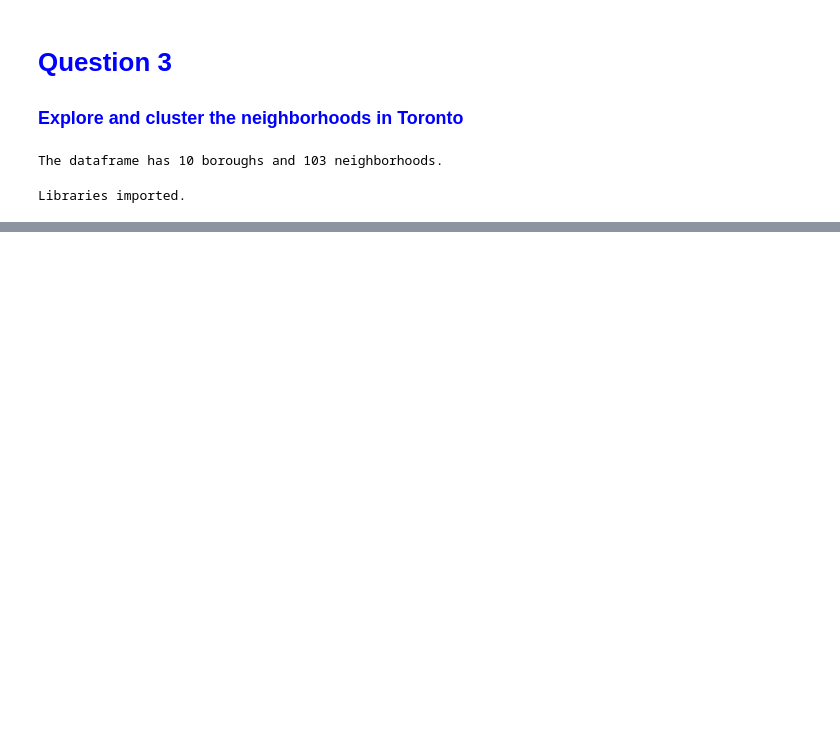
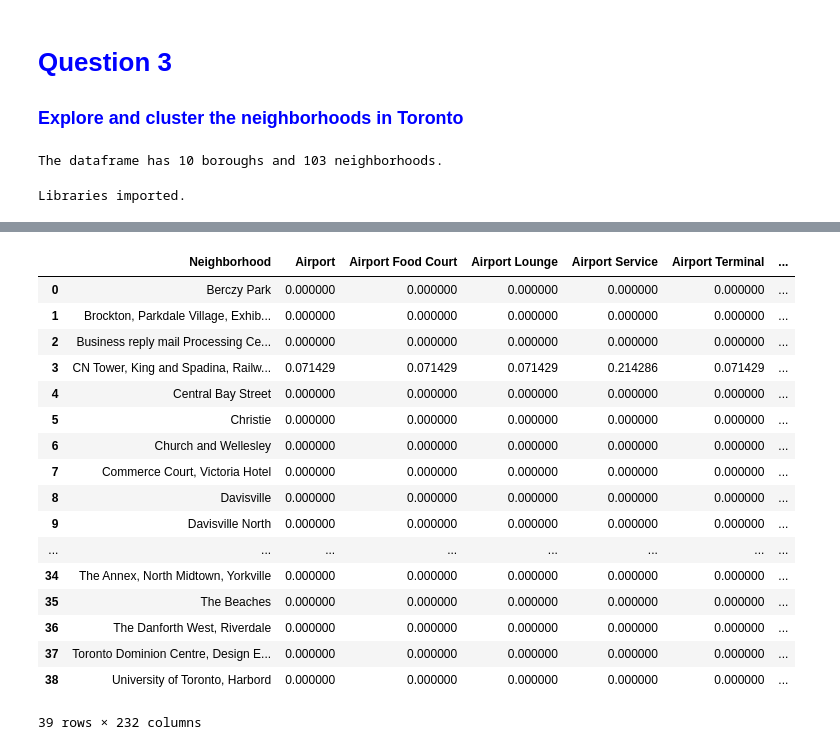
Before and after one commit to kishankumar09ei/Coursera_Capstone, a Jupyter notebook: Applied_Data-scince_Capstone_week_3.ipynb, the cells around one changed output, grey strips where cells are left out. Drawn from its saved outputs; the diff is of its cells as text; code cells hidden in the pictures; blank space fills up the shorter version.

```diff
--- a/Applied_Data-scince_Capstone_week_3.ipynb
+++ b/Applied_Data-scince_Capstone_week_3.ipynb
@@ -195,0 +434,2 @@ map_toronto
+# %%
+torento_onehot["Neighborhood"]=toronto_venues_df["Neighborhood"]
@@ -195,0 +454,2 @@ map_toronto
+# %%
+fixed_columns=[torento_onehot.columns[159]]+list(torento_onehot.columns[0:159])+list(torento_onehot.columns[160:])
@@ -195,0 +460,2 @@ map_toronto
+# %%
+torento_onehot=torento_onehot[fixed_columns]
@@ -195,0 +472,23 @@ map_toronto
+# %%
+torento_onehot_grouped=torento_onehot.groupby("Neighborhood").mean().reset_index()
+# %%
+torento_onehot_grouped
+# %% [output]
+|  | Neighborhood | Airport | Airport Food Court | Airport Lounge | Airport Service | Airport Terminal | ... |
+| 0 | Berczy Park | 0.000000 | 0.000000 | 0.000000 | 0.000000 | 0.000000 | ... |
+| 1 | Brockton, Parkdale Village, Exhib... | 0.000000 | 0.000000 | 0.000000 | 0.000000 | 0.000000 | ... |
+| 2 | Business reply mail Processing Ce... | 0.000000 | 0.000000 | 0.000000 | 0.000000 | 0.000000 | ... |
+| 3 | CN Tower, King and Spadina, Railw... | 0.071429 | 0.071429 | 0.071429 | 0.214286 | 0.071429 | ... |
+| 4 | Central Bay Street | 0.000000 | 0.000000 | 0.000000 | 0.000000 | 0.000000 | ... |
+| 5 | Christie | 0.000000 | 0.000000 | 0.000000 | 0.000000 | 0.000000 | ... |
+| 6 | Church and Wellesley | 0.000000 | 0.000000 | 0.000000 | 0.000000 | 0.000000 | ... |
+| 7 | Commerce Court, Victoria Hotel | 0.000000 | 0.000000 | 0.000000 | 0.000000 | 0.000000 | ... |
+| 8 | Davisville | 0.000000 | 0.000000 | 0.000000 | 0.000000 | 0.000000 | ... |
+| 9 | Davisville North | 0.000000 | 0.000000 | 0.000000 | 0.000000 | 0.000000 | ... |
+| ... | ... | ... | ... | ... | ... | ... | ... |
+| 34 | The Annex, North Midtown, Yorkville | 0.000000 | 0.000000 | 0.000000 | 0.000000 | 0.000000 | ... |
+| 35 | The Beaches | 0.000000 | 0.000000 | 0.000000 | 0.000000 | 0.000000 | ... |
+| 36 | The Danforth West, Riverdale | 0.000000 | 0.000000 | 0.000000 | 0.000000 | 0.000000 | ... |
+| 37 | Toronto Dominion Centre, Design E... | 0.000000 | 0.000000 | 0.000000 | 0.000000 | 0.000000 | ... |
+| 38 | University of Toronto, Harbord | 0.000000 | 0.000000 | 0.000000 | 0.000000 | 0.000000 | ... |
+39 rows × 232 columns
```
Also changed, not shown: parts of 54 cells of this notebook, 1 other file.
